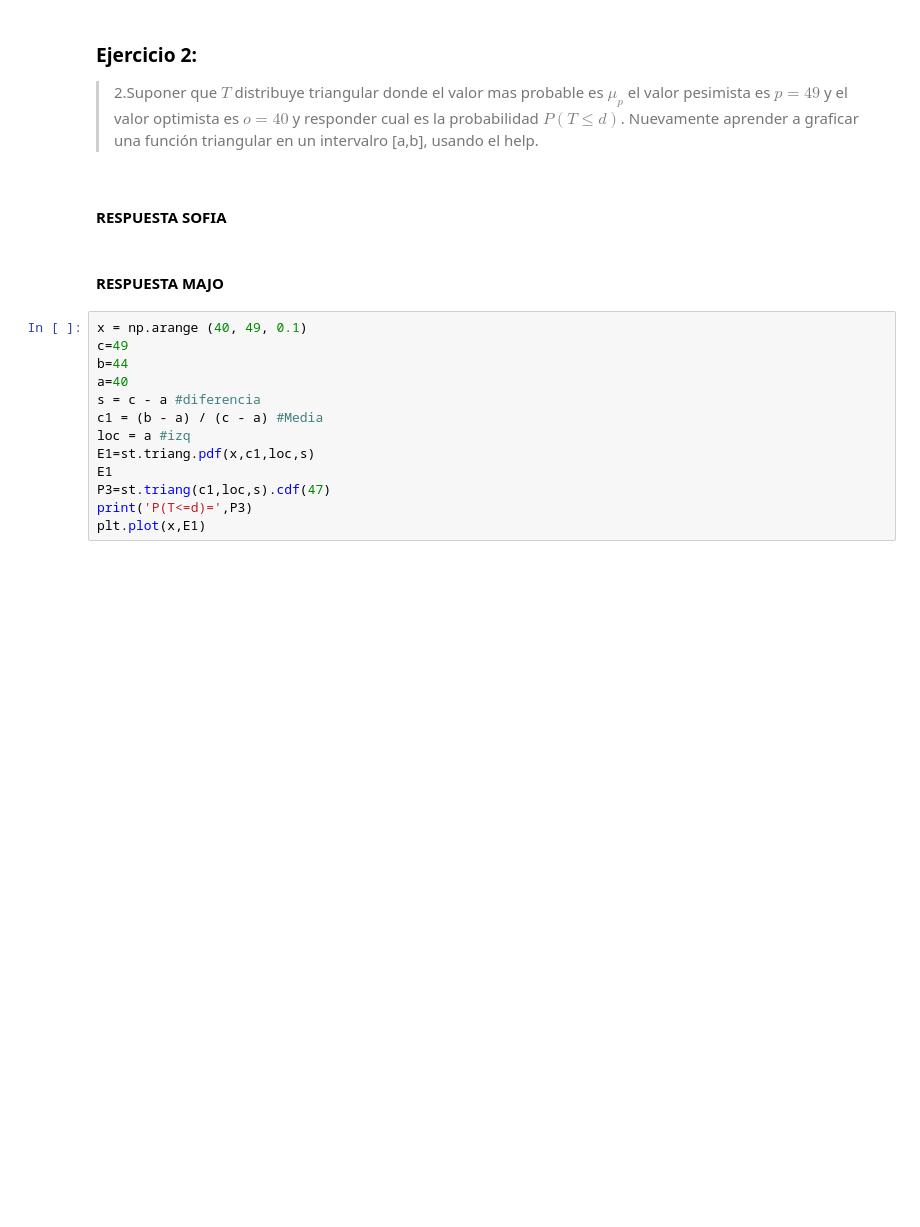
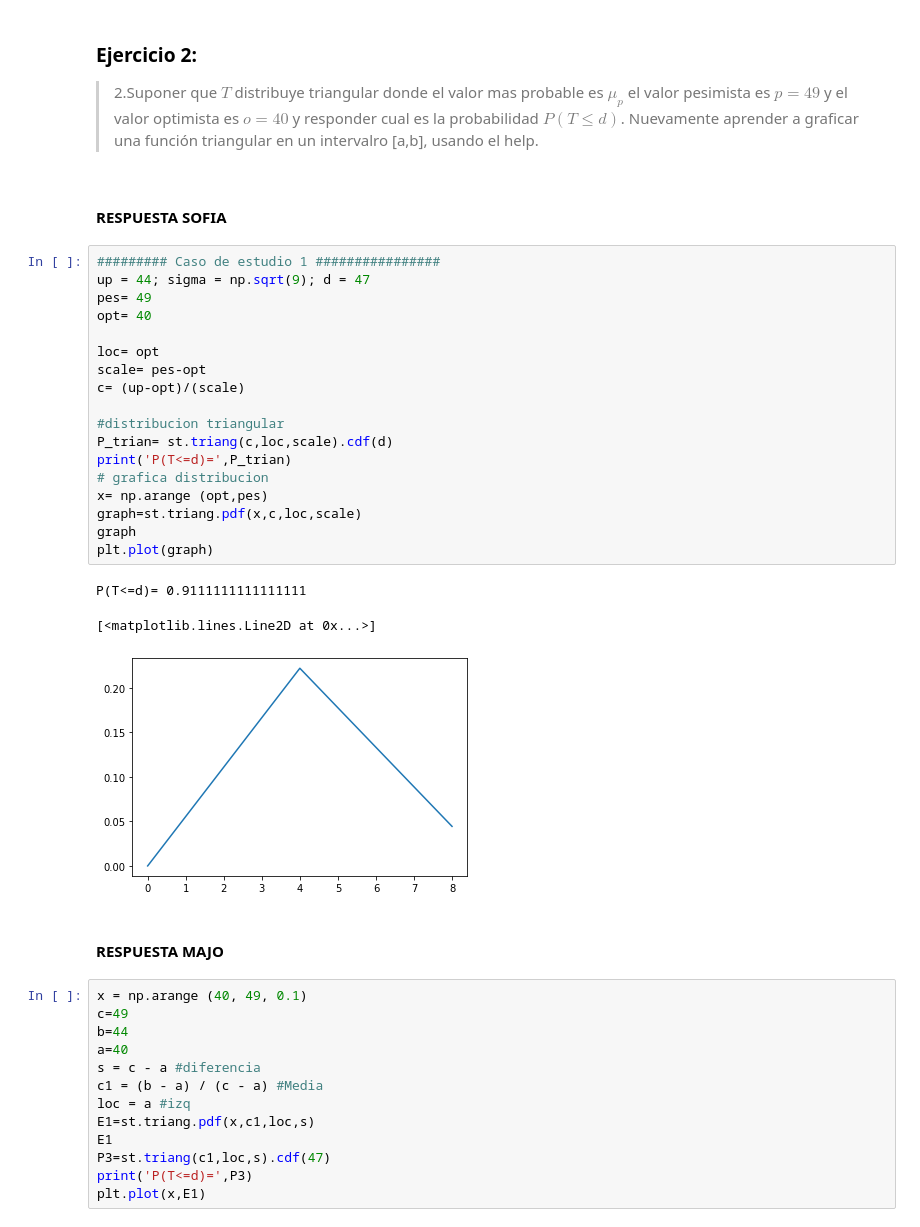
Before and after one commit to Sofiagarciaif/Tarea6_CantuM_GarciaS, a Jupyter notebook: Tarea6.ipynb, the cells around one changed output. Cells and saved outputs as stored; diff of their text form; blank space fills up the shorter version.

```diff
--- a/Tarea6.ipynb
+++ b/Tarea6.ipynb
@@ -59,6 +94,28 @@ P(T<=d)= 0.9999999552004594
 >2.Suponer que $T$ distribuye triangular donde el valor mas probable es $\mu_p$ el valor pesimista es $p=49$ y el valor optimista es $o=40$ y responder cual es la probabilidad $P(T\leq d)$. Nuevamente aprender a graficar una función triangular en un intervalro [a,b], usando el help.
 # %% [markdown]
 #### RESPUESTA SOFIA
+# %%
+######### Caso de estudio 1 ################
+up = 44; sigma = np.sqrt(9); d = 47
+pes= 49
+opt= 40
+
+loc= opt
+scale= pes-opt
+c= (up-opt)/(scale)
+
+#distribucion triangular
+P_trian= st.triang(c,loc,scale).cdf(d)
+print('P(T<=d)=',P_trian)
+# grafica distribucion
+x= np.arange (opt,pes)
+graph=st.triang.pdf(x,c,loc,scale)
+graph
+plt.plot(graph)
+# %% [output]
+P(T<=d)= 0.9111111111111111
+[<matplotlib.lines.Line2D at 0x...>]
+[figure, added]
 # %% [markdown]
 #### RESPUESTA MAJO
 # %%
```
Also changed, not shown: parts of 3 cells of this notebook.
